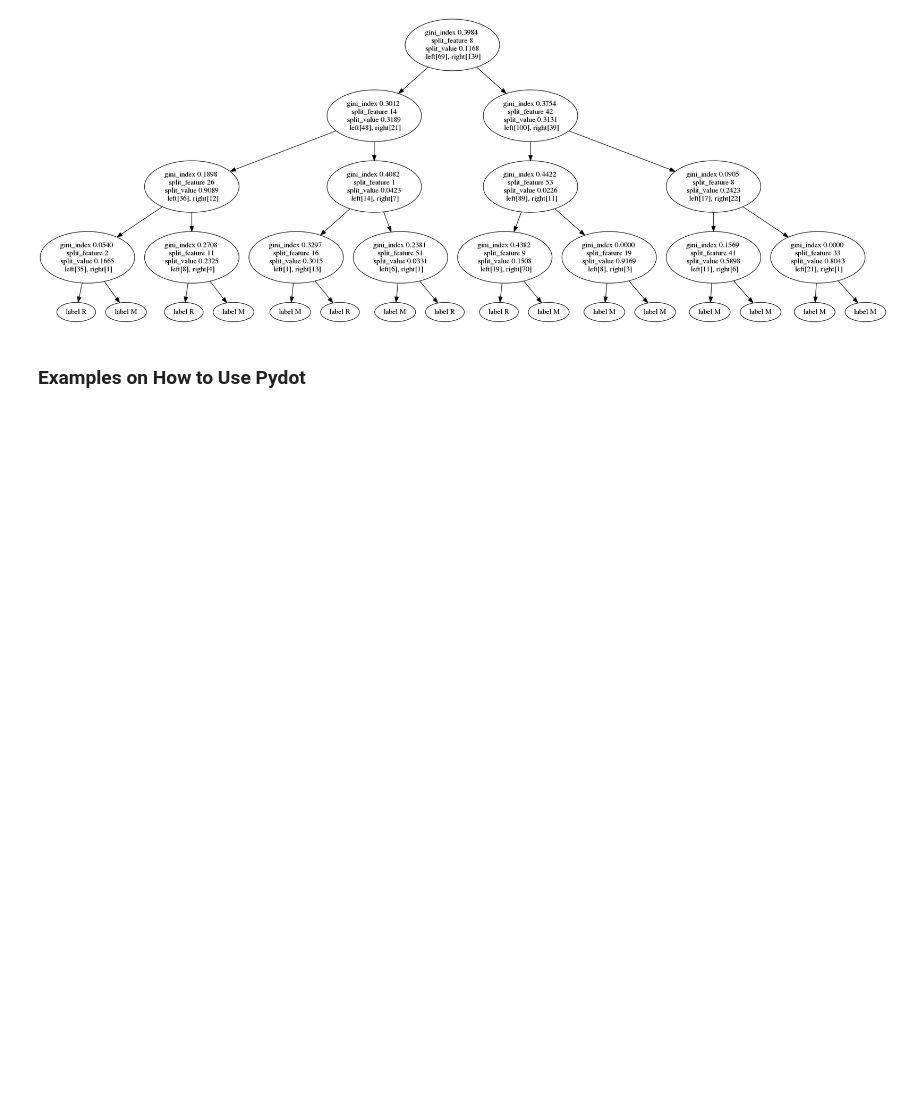
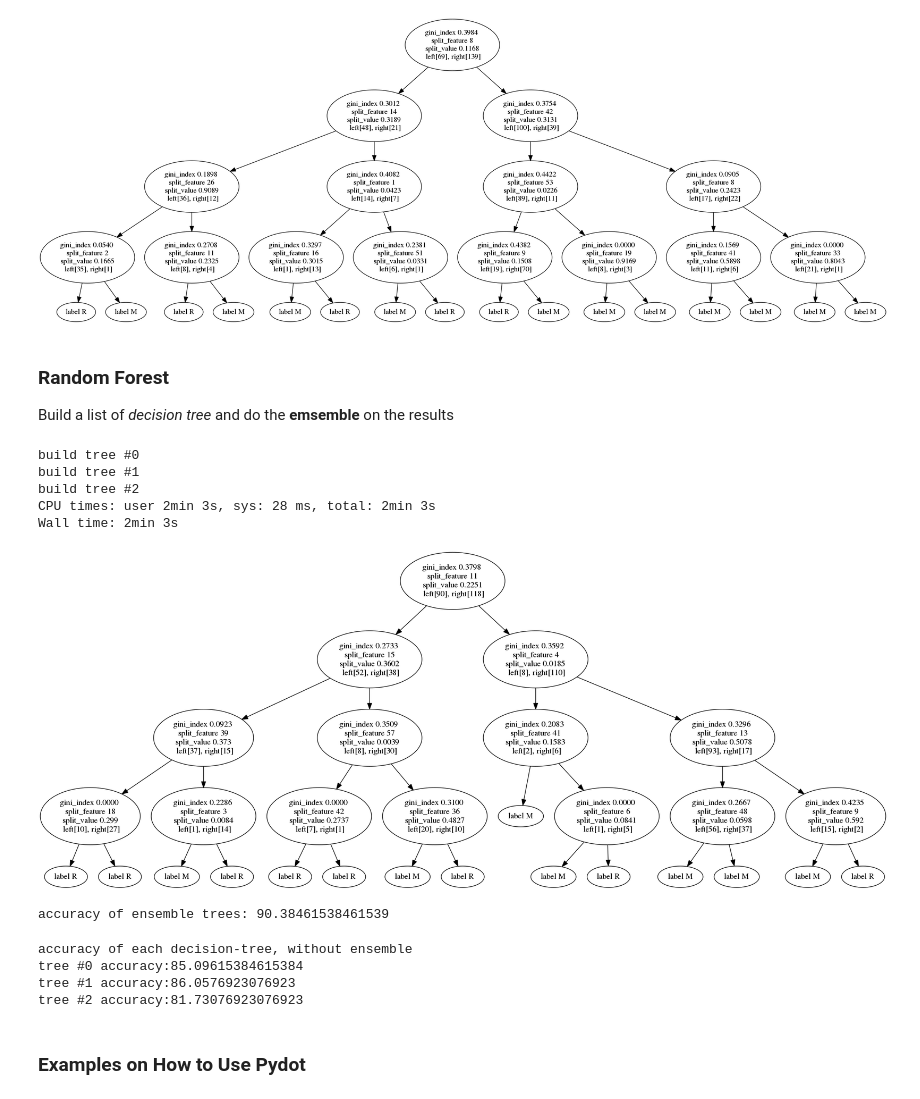
Before and after one commit to liaison/python, a Jupyter notebook: random-forest/random-forest-implementation.ipynb, the cells around one changed output. Cells and saved outputs as stored; diff of their text form; code cells hidden in the pictures; blank space fills up the shorter version.

Commit message:
complete the random-forest algorithm with decision-tree ensemble

```diff
--- a/random-forest/random-forest-implementation.ipynb
+++ b/random-forest/random-forest-implementation.ipynb
@@ -206,7 +215,3 @@ predict(tree, df_data.iloc[10])
 # %% [output]
 'R'
-# %%
-predicted = []
-for i in range(len(df_data)):
-    predicted.append(predict(tree, df_data.iloc[i]))
 # %%
@@ -279,6 +284,11 @@ from IPython.display import Image, display
 def show_graph(graph):
     plt = Image(graph.create_png())
     display(plt)
+
+
+def plot_tree(tree):
+    graph = tree_to_graph(tree)
+    show_graph(graph)
 # %%
 %%time
 
@@ -297,3 +307,7 @@ show_graph(graph)
 [figure]
 # %%
 #tree
+# %% [markdown]
+### Random Forest
+
+Build a list of *decision tree* and do the **emsemble** on the results
@@ -300,3 +371,43 @@ show_graph(graph)
+# %%
+rf_model = RandomForest(n_trees=3, n_split_features=3,
+                        max_tree_depth=4, min_node_size=2)
+# %%
+%%time
+
+target_feature_index=60
+
+rf_model.train(df_data, target_feature_index=target_feature_index)
+# %% [output]
+build tree #0
+build tree #1
+build tree #2
+CPU times: user 2min 3s, sys: 28 ms, total: 2min 3s
+Wall time: 2min 3s
+# %%
+plot_tree(rf_model.trees[0])
+# %% [output]
+[figure, added]
+# %%
+target_feature_index = 60
+
+trees_predictions = rf_model.predict(df_data)
+
+accuracy = get_accuracy(df_data[target_feature_index], trees_predictions)
+print('accuracy of ensemble trees: {}'.format(accuracy))
+# %% [output]
+accuracy of ensemble trees: 90.38461538461539
+# %%
+print('accuracy of each decision-tree, without ensemble')
+
+for i in range(len(rf_model.trees)):
+    single_tree_prediction = predict_batch(rf_model.trees[i], df_data)
+    accuracy = get_accuracy(df_data[target_feature_index], single_tree_prediction)
+    print('tree #{} accuracy:{}'.format(i, accuracy))
+# %% [output]
+accuracy of each decision-tree, without ensemble
+tree #0 accuracy:85.09615384615384
+tree #1 accuracy:86.0576923076923
+tree #2 accuracy:81.73076923076923
 # %% [markdown]
 ### Examples on How to Use Pydot
 # %%
```
Also changed, not shown: parts of 5 cells of this notebook.
